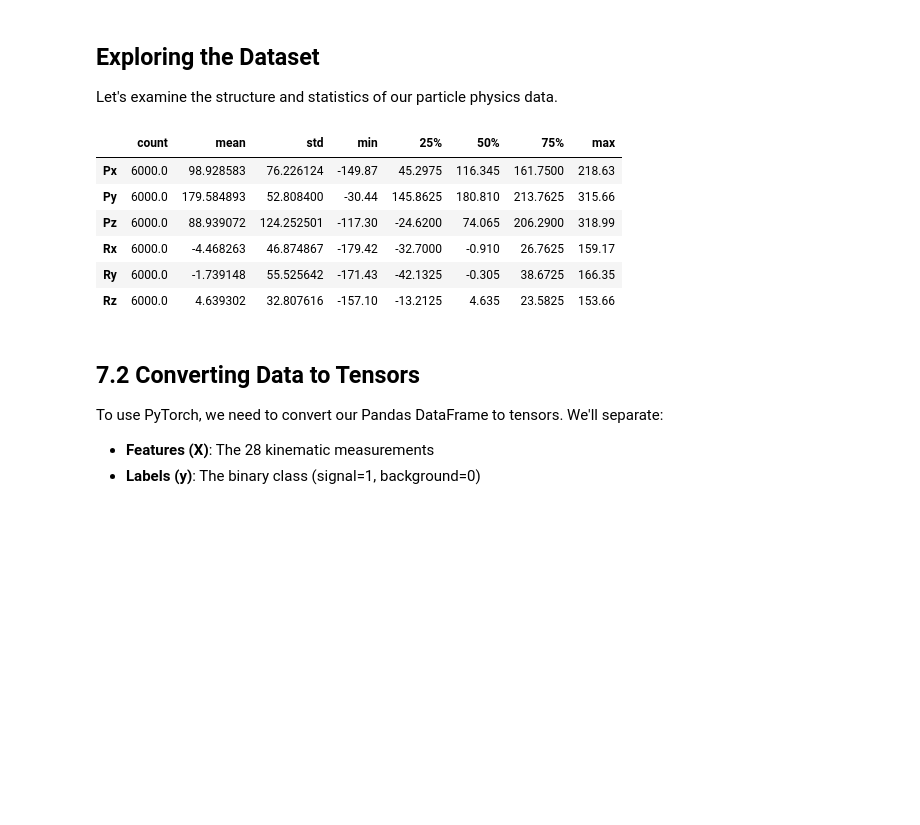
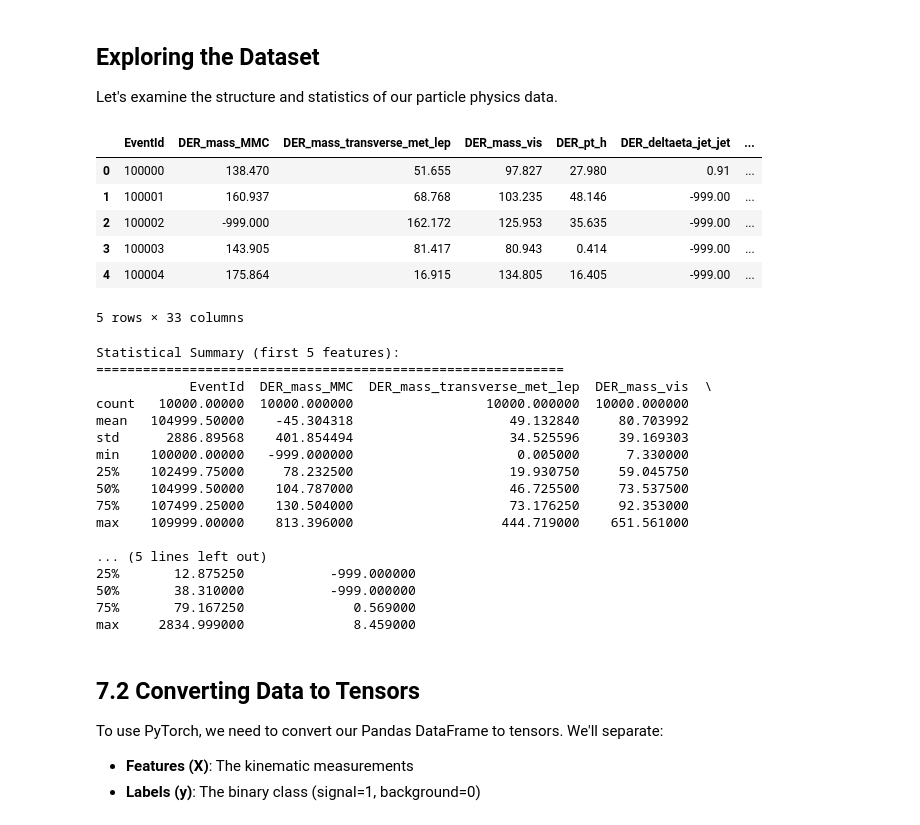
Before and after one commit to CLDiego/uom_fse_dl_workshop, a Jupyter notebook: solutions/SE01_SL_Intro_to_pytorch.ipynb, the cells around one changed output. Saved outputs shown, nothing was run; the diff lists cells and outputs as text; code cells hidden in the pictures; blank space fills up the shorter version.

```diff
--- a/solutions/SE01_SL_Intro_to_pytorch.ipynb
+++ b/solutions/SE01_SL_Intro_to_pytorch.ipynb
@@ -1013,17 +1035,19 @@ The dataset contains 11 million Monte Carlo-generated collision events from the
 # Load Higgs Boson dataset
 # This may take a moment as we're downloading from UCI repository
 
-url = "https://archive.ics.uci.edu/ml/machine-learning-databases/00280/HIGGS.csv.gz"
+url = "https://github.com/CLDiego/uom_fse_dl_workshop/raw/refs/heads/main/training_data/HIGGS.zip"
 
 print("Loading Higgs Boson Dataset...")
 print("=" * 60)
 
-# Column names (from dataset documentation)
+# Default column names (used if download fails)
 column_names = ['label'] + [f'feature_{i}' for i in range(1, 29)]
 
-# Load first 10,000 rows (full dataset has 11 million!)
+# Load first 10,000 rows using the first row as header
 try:
-    higgs_df = pd.read_csv(url, names=column_names, nrows=10000, compression='gzip')
+    higgs_df = pd.read_csv(url, nrows=10000, compression='zip', header=0)
+    column_names = list(higgs_df.columns)
+
     print(f"✓ Dataset loaded successfully!")
 except Exception as e:
     print(f"Error loading dataset: {e}")
@@ -1038,9 +1062,9 @@ except Exception as e:
 print(f"\nDataset Shape: {higgs_df.shape}")
 print(f"  Samples: {len(higgs_df)}")
 print(f"  Features: {len(higgs_df.columns) - 1}")
-print(f"  Labels: {higgs_df['label'].nunique()} classes")
+print(f"  Labels: {higgs_df['Label'].nunique()} classes")
 print(f"\nClass distribution:")
-print(higgs_df['label'].value_counts())
+print(higgs_df['Label'].value_counts())
 # %% [output]
 Loading Higgs Boson Dataset...
 ============================================================
@@ -1049,28 +1084,44 @@ KeyboardInterrupt:
 ## Exploring the Dataset
 
 Let's examine the structure and statistics of our particle physics data.
+# %%
+# Display first few rows
+higgs_df.head()
+# %% [output]
+|  | EventId | DER_mass_MMC | DER_mass_transverse_met_lep | DER_mass_vis | DER_pt_h | DER_deltaeta_jet_jet | ... |
+| 0 | 100000 | 138.470 | 51.655 | 97.827 | 27.980 | 0.91 | ... |
+| 1 | 100001 | 160.937 | 68.768 | 103.235 | 48.146 | -999.00 | ... |
+| 2 | 100002 | -999.000 | 162.172 | 125.953 | 35.635 | -999.00 | ... |
+| 3 | 100003 | 143.905 | 81.417 | 80.943 | 0.414 | -999.00 | ... |
+| 4 | 100004 | 175.864 | 16.915 | 134.805 | 16.405 | -999.00 | ... |
+5 rows × 33 columns
 # %%
-# Display first few rows
-print("First 5 collision events:")
-print(higgs_df.head())
-
-print("\n" + "=" * 60)
 print("Statistical Summary (first 5 features):")
 print("=" * 60)
 print(higgs_df.iloc[:, :6].describe())
 # %% [output]
-|  | count | mean | std | min | 25% | 50% | 75% | max |
-| Px | 6000.0 | 98.928583 | 76.226124 | -149.87 | 45.2975 | 116.345 | 161.7500 | 218.63 |
-| Py | 6000.0 | 179.584893 | 52.808400 | -30.44 | 145.8625 | 180.810 | 213.7625 | 315.66 |
-| Pz | 6000.0 | 88.939072 | 124.252501 | -117.30 | -24.6200 | 74.065 | 206.2900 | 318.99 |
-| Rx | 6000.0 | -4.468263 | 46.874867 | -179.42 | -32.7000 | -0.910 | 26.7625 | 159.17 |
-| Ry | 6000.0 | -1.739148 | 55.525642 | -171.43 | -42.1325 | -0.305 | 38.6725 | 166.35 |
-| Rz | 6000.0 | 4.639302 | 32.807616 | -157.10 | -13.2125 | 4.635 | 23.5825 | 153.66 |
+Statistical Summary (first 5 features):
+============================================================
+            EventId  DER_mass_MMC  DER_mass_transverse_met_lep  DER_mass_vis  \
+count   10000.00000  10000.000000                 10000.000000  10000.000000
+mean   104999.50000    -45.304318                    49.132840     80.703992
+std      2886.89568    401.854494                    34.525596     39.169303
+min    100000.00000   -999.000000                     0.005000      7.330000
+25%    102499.75000     78.232500                    19.930750     59.045750
+50%    104999.50000    104.787000                    46.725500     73.537500
+75%    107499.25000    130.504000                    73.176250     92.353000
+max    109999.00000    813.396000                   444.719000    651.561000
+
+... (5 lines left out)
+25%       12.875250           -999.000000
+50%       38.310000           -999.000000
+75%       79.167250              0.569000
+max     2834.999000              8.459000
 # %% [markdown]
 ## 7.2 Converting Data to Tensors
 
 To use PyTorch, we need to convert our Pandas DataFrame to tensors. We'll separate:
-- **Features (X)**: The 28 kinematic measurements
+- **Features (X)**: The kinematic measurements
 - **Labels (y)**: The binary class (signal=1, background=0)
 # %%
 # Separate features and labels
```
Also changed, not shown: parts of 29 cells of this notebook.
